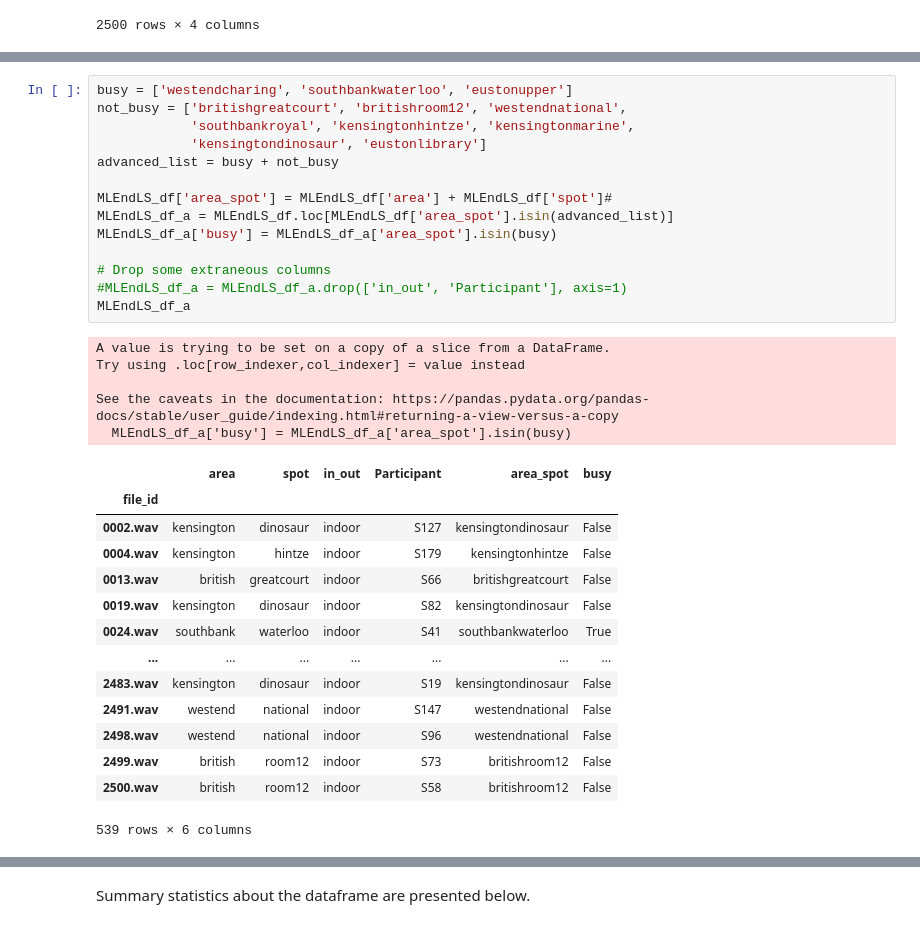
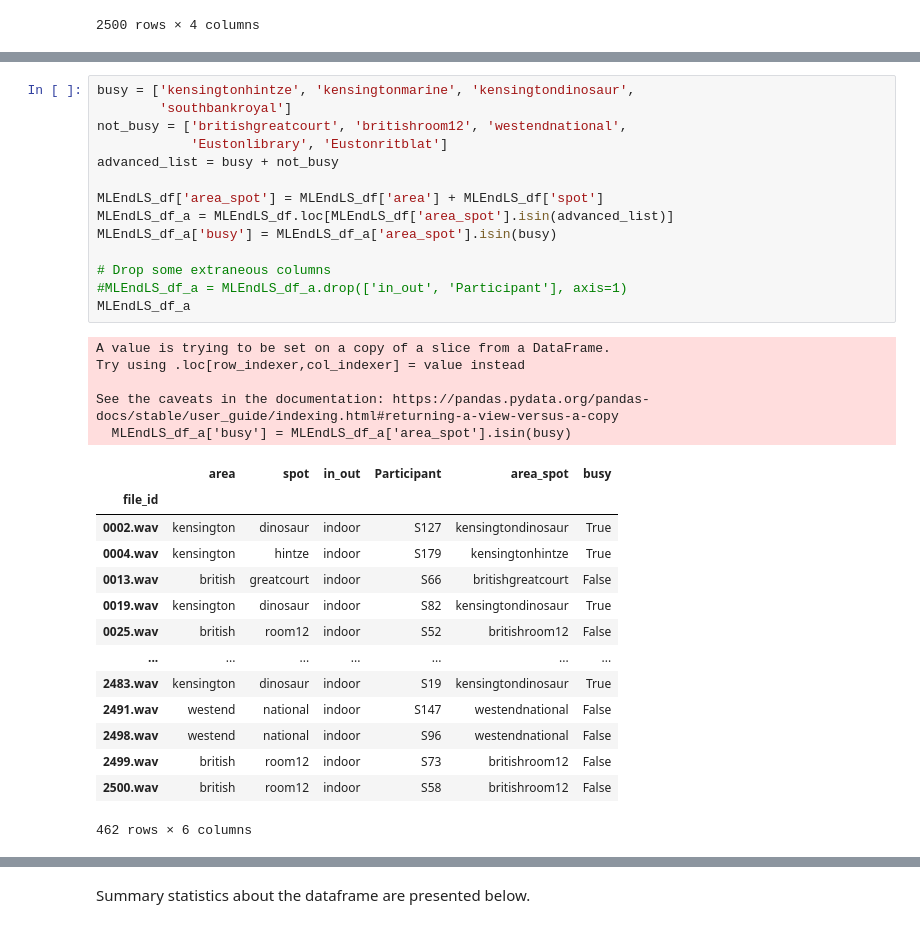
Before and after one commit to nanna273/MLEndLS_AB, a Jupyter notebook: ECS7020P_miniproject_advanced.ipynb, the cells around one changed output, grey strips where cells are left out. Saved outputs shown, nothing was run; the diff lists cells and outputs as text.

```diff
--- a/ECS7020P_miniproject_advanced.ipynb
+++ b/ECS7020P_miniproject_advanced.ipynb
@@ -240,34 +236,34 @@ Below, the desired locations are selected, and the 'busy' vs. 'not busy' classif
 # %%
-busy = ['westendcharing', 'southbankwaterloo', 'eustonupper']
+busy = ['kensingtonhintze', 'kensingtonmarine', 'kensingtondinosaur',
+        'southbankroyal']
 not_busy = ['britishgreatcourt', 'britishroom12', 'westendnational',
-            'southbankroyal', 'kensingtonhintze', 'kensingtonmarine',
-            'kensingtondinosaur', 'eustonlibrary']
+            'Eustonlibrary', 'Eustonritblat']
 advanced_list = busy + not_busy
 
-MLEndLS_df['area_spot'] = MLEndLS_df['area'] + MLEndLS_df['spot']#
+MLEndLS_df['area_spot'] = MLEndLS_df['area'] + MLEndLS_df['spot']
 MLEndLS_df_a = MLEndLS_df.loc[MLEndLS_df['area_spot'].isin(advanced_list)]
 MLEndLS_df_a['busy'] = MLEndLS_df_a['area_spot'].isin(busy)
 
 # Drop some extraneous columns
 #MLEndLS_df_a = MLEndLS_df_a.drop(['in_out', 'Participant'], axis=1)
 MLEndLS_df_a
 # %% [output]
 A value is trying to be set on a copy of a slice from a DataFrame.
 Try using .loc[row_indexer,col_indexer] = value instead
 
 See the caveats in the documentation: https://pandas.pydata.org/pandas-docs/stable/user_guide/indexing.html#returning-a-view-versus-a-copy
   MLEndLS_df_a['busy'] = MLEndLS_df_a['area_spot'].isin(busy)
 |  | area | spot | in_out | Participant | area_spot | busy |
 | file_id |  |  |  |  |  |  |
-| 0002.wav | kensington | dinosaur | indoor | S127 | kensingtondinosaur | False |
-| 0004.wav | kensington | hintze | indoor | S179 | kensingtonhintze | False |
+| 0002.wav | kensington | dinosaur | indoor | S127 | kensingtondinosaur | True |
+| 0004.wav | kensington | hintze | indoor | S179 | kensingtonhintze | True |
 | 0013.wav | british | greatcourt | indoor | S66 | britishgreatcourt | False |
-| 0019.wav | kensington | dinosaur | indoor | S82 | kensingtondinosaur | False |
-| 0024.wav | southbank | waterloo | indoor | S41 | southbankwaterloo | True |
+| 0019.wav | kensington | dinosaur | indoor | S82 | kensingtondinosaur | True |
+| 0025.wav | british | room12 | indoor | S52 | britishroom12 | False |
 | ... | ... | ... | ... | ... | ... | ... |
-| 2483.wav | kensington | dinosaur | indoor | S19 | kensingtondinosaur | False |
+| 2483.wav | kensington | dinosaur | indoor | S19 | kensingtondinosaur | True |
 | 2491.wav | westend | national | indoor | S147 | westendnational | False |
 | 2498.wav | westend | national | indoor | S96 | westendnational | False |
 | 2499.wav | british | room12 | indoor | S73 | britishroom12 | False |
 | 2500.wav | british | room12 | indoor | S58 | britishroom12 | False |
-539 rows × 6 columns
+462 rows × 6 columns
```
Also changed, not shown: parts of 35 cells of this notebook.
